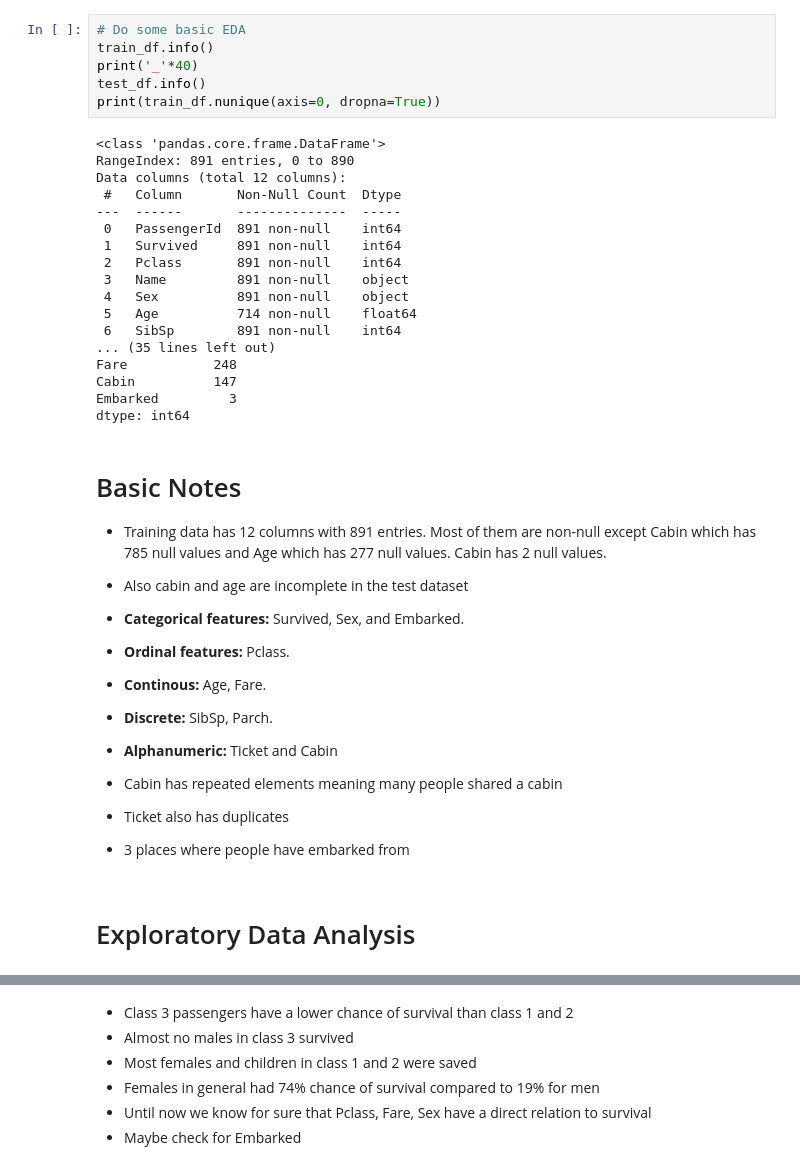
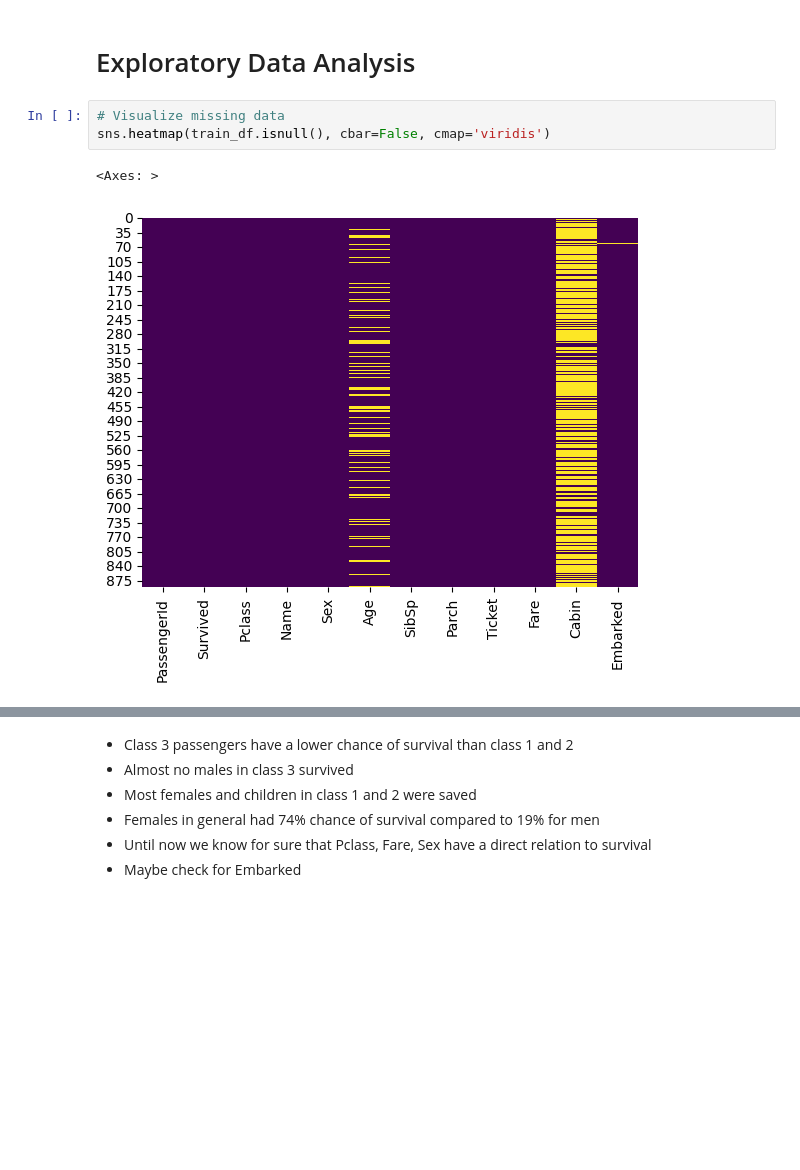
Before and after one commit to sundaramvivek10/titanic-dataset, a Jupyter notebook: TitanicDataAnalysis.ipynb, the cells around one changed output, grey strips where cells are left out. Saved outputs shown, nothing was run; the diff lists cells and outputs as text; blank space fills up the shorter version.

```diff
--- a/TitanicDataAnalysis.ipynb
+++ b/TitanicDataAnalysis.ipynb
@@ -31,44 +35,11 @@ train_df.tail()
 | 888 | 889 | 0 | 3 | Johnston, Miss. Catherine Helen "... | female | NaN | 1 | 2 | W./C. 6607 | 23.45 | ... |
 | 889 | 890 | 1 | 1 | Behr, Mr. Karl Howell | male | 26.0 | 0 | 0 | 111369 | 30.00 | ... |
 | 890 | 891 | 0 | 3 | Dooley, Mr. Patrick | male | 32.0 | 0 | 0 | 370376 | 7.75 | ... |
-# %%
-# Do some basic EDA
-train_df.info()
-print('_'*40)
-test_df.info()
-print(train_df.nunique(axis=0, dropna=True))
-# %% [output]
-<class 'pandas.core.frame.DataFrame'>
-RangeIndex: 891 entries, 0 to 890
-Data columns (total 12 columns):
- #   Column       Non-Null Count  Dtype
----  ------       --------------  -----
- 0   PassengerId  891 non-null    int64
- 1   Survived     891 non-null    int64
- 2   Pclass       891 non-null    int64
- 3   Name         891 non-null    object
- 4   Sex          891 non-null    object
- 5   Age          714 non-null    float64
- 6   SibSp        891 non-null    int64
-... (35 lines left out)
-Fare           248
-Cabin          147
-Embarked         3
-dtype: int64
-# %% [markdown]
-
-# Basic Notes
-
-- Training data has 12 columns with 891 entries. Most of them are non-null except Cabin which has 785 null values and Age which has 277 null values. Cabin has 2 null values.
-- Also cabin and age are incomplete in the test dataset
-- **Categorical features:** Survived, Sex, and Embarked.
-- **Ordinal features:** Pclass.
-- **Continous:** Age, Fare.
-- **Discrete:** SibSp, Parch.
-- **Alphanumeric:** Ticket and Cabin
-
-- Cabin has repeated elements meaning many people shared a cabin
-- Ticket also has duplicates
-- 3 places where people have embarked from
 # %% [markdown]
 # Exploratory Data Analysis
+# %%
+# Visualize missing data
+sns.heatmap(train_df.isnull(), cbar=False, cmap='viridis')
+# %% [output]
+<Axes: >
+[figure, added]
```
Also changed, not shown: parts of 39 cells of this notebook.
